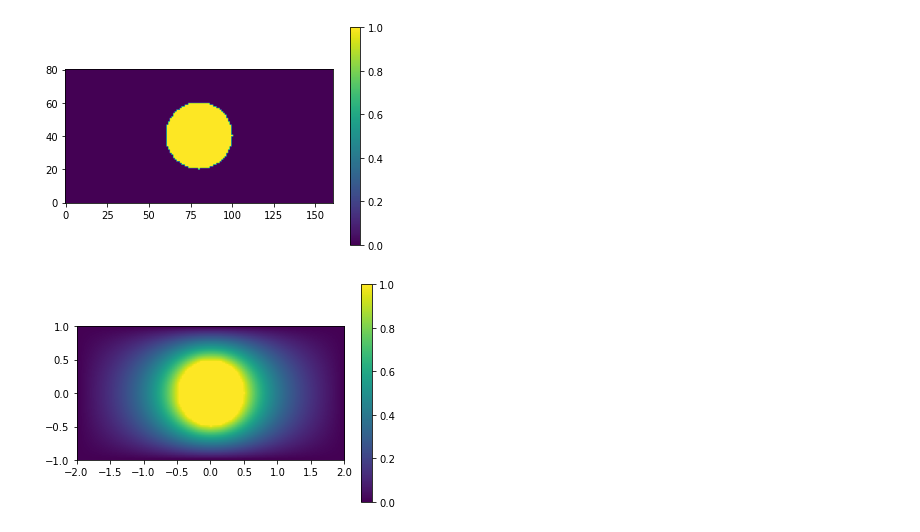
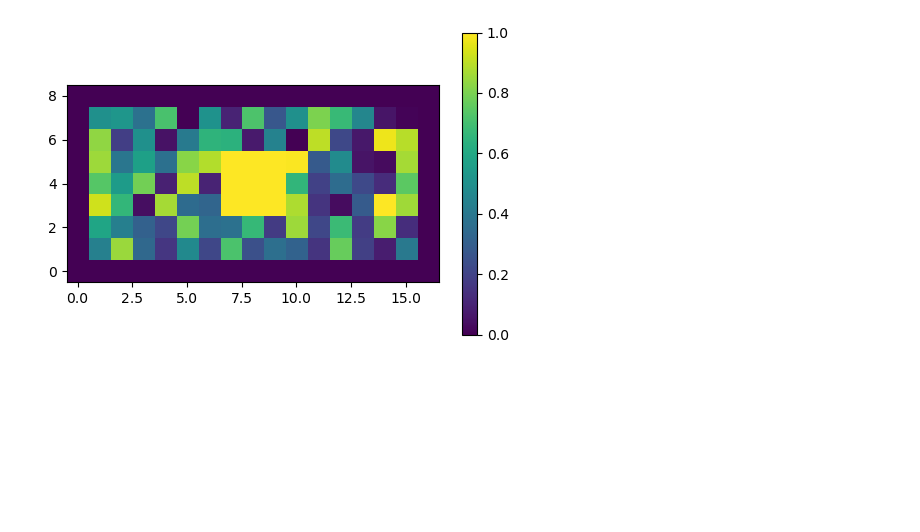
Before and after one commit to richmf/Fisica-Computacional-clases, a Jupyter notebook: Met Jacobi.ipynb, the cells around one changed output. Cells and saved outputs as stored; diff of their text form; code cells hidden in the pictures; blank space fills up the shorter version.

```diff
--- a/Met Jacobi.ipynb
+++ b/Met Jacobi.ipynb
@@ -1,13 +1,15 @@
 # %%
 from pylab import *
 # %%
-def malla_cuad_circ(x,y,r=0.5):
+def malla_cuad_circ(x,y,r=0.5,V0=1):
     Nx , Ny = len(x) , len(y) # i,j
     malla = zeros((Nx,Ny))
-    for i in range(Nx):
-        for j in range(Ny):
+    for i in range(1,Nx-1):
+        for j in range(1,Ny-1):
             if sqrt( x[i]**2 + y[j]**2) < r:
                 malla[i,j] = 1
+            else:
+                malla[i,j] = V0*rand()
     return malla
 
 def Relajar(V,V0=1):
@@ -18,24 +20,18 @@ def Relajar(V,V0=1):
                 V[i,j] = 0.25*(V[i+1,j]+V[i-1,j]+V[i,j+1]+V[i,j-1])
     return V
 # %%
-delta = 0.025
+delta = 0.25
 x = arange(-2,2+delta,delta)
 y = arange(-1,1+delta,delta)
 XX , YY = meshgrid(x,y)
 V = malla_cuad_circ(x,y)
+figure(dpi=100)
 imshow(V.transpose(),origin='lower')
 gca().set_aspect('equal')
 colorbar()
 show()
 # %% [output]
-[figure, old version]
+[figure, new version]
 # %%
 for i in range(1000):
     V = Relajar(V)
-# %%
-imshow(V.transpose(),extent=[x[0],x[-1],y[0],y[-1]],origin='lower')
-gca().set_aspect('equal')
-colorbar()
-show()
-# %% [output]
-[figure, removed]
```
Also changed, not shown: parts of 6 cells of this notebook.
